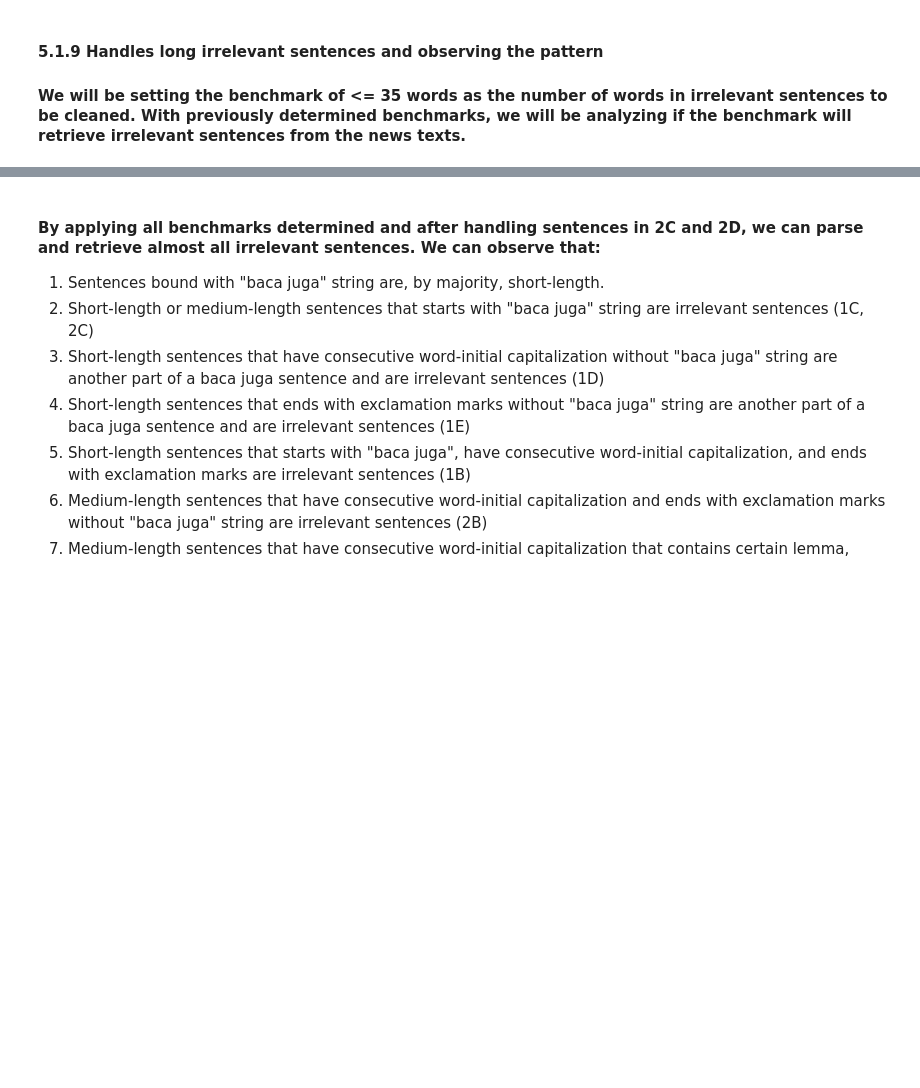
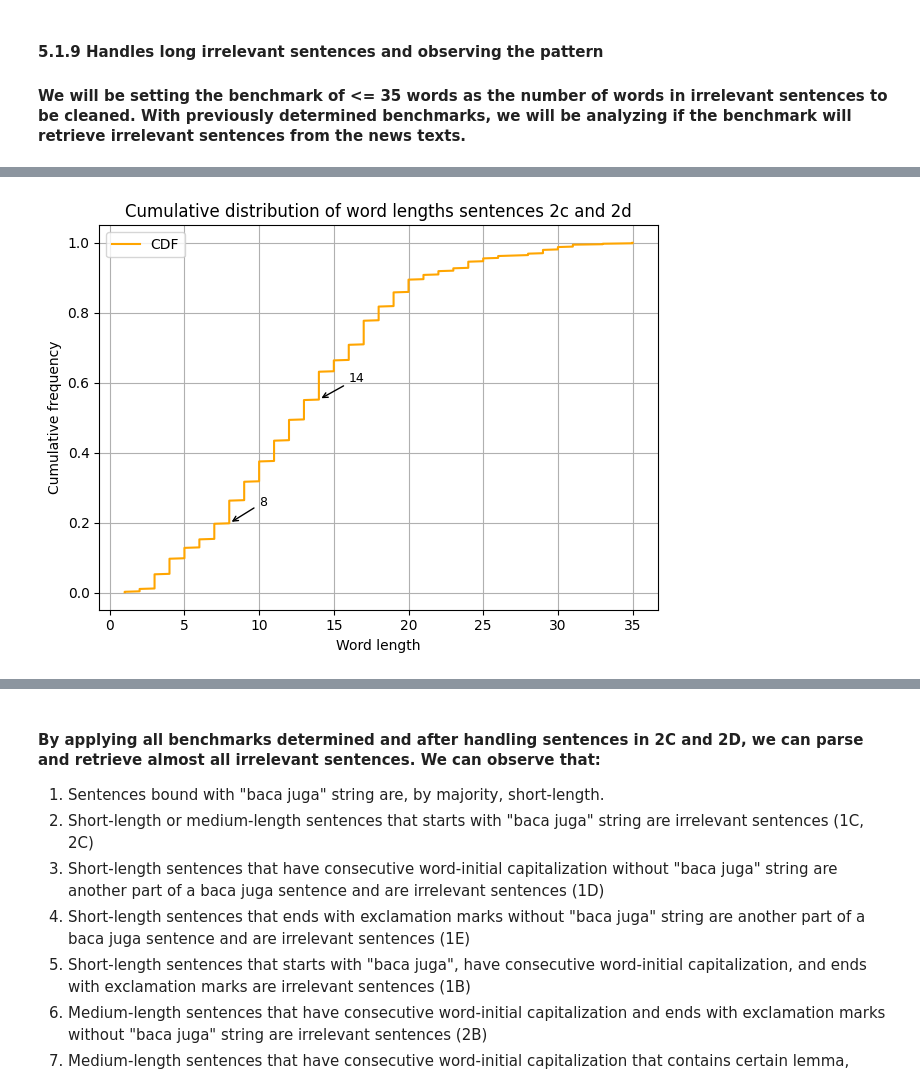
Before and after one commit to alanindra/baca-juga-cleaner, a Jupyter notebook: analysis.ipynb, the cells around one changed output, grey strips where cells are left out. Drawn from its saved outputs; the diff is of its cells as text; code cells hidden in the pictures; blank space fills up the shorter version.

```diff
--- a/analysis.ipynb
+++ b/analysis.ipynb
@@ -963,0 +1018,31 @@ CRITERIA 1A:
+# %%
+sorted_lengths = np.sort(str_len_2c_2d)
+
+# Compute the cumulative frequency
+cdf = np.arange(1, len(sorted_lengths) + 1) / len(sorted_lengths)
+
+# Plot the CDF
+plt.plot(sorted_lengths, cdf, color='orange', label='CDF')
+
+for x_val, label, color in [(8, '8', 'blue'), (14, '14', 'red')]:
+    y_val = cdf[np.searchsorted(sorted_lengths, x_val)]
+    plt.annotate(
+        label,
+        xy=(x_val, y_val),
+        xytext=(x_val + 2, y_val + 0.05),
+        arrowprops=dict(facecolor=color, arrowstyle="->", lw=1),
+        fontsize=9,
+        ha='left'
+    )
+
+
+# Labels and title
+plt.title('Cumulative distribution of word lengths sentences 2c and 2d')
+plt.xlabel('Word length')
+plt.ylabel('Cumulative frequency')
+plt.legend()
+plt.grid(True)
+plt.tight_layout()
+plt.show()
+# %% [output]
+[figure, added]
```
Also changed, not shown: parts of 7 cells of this notebook.
